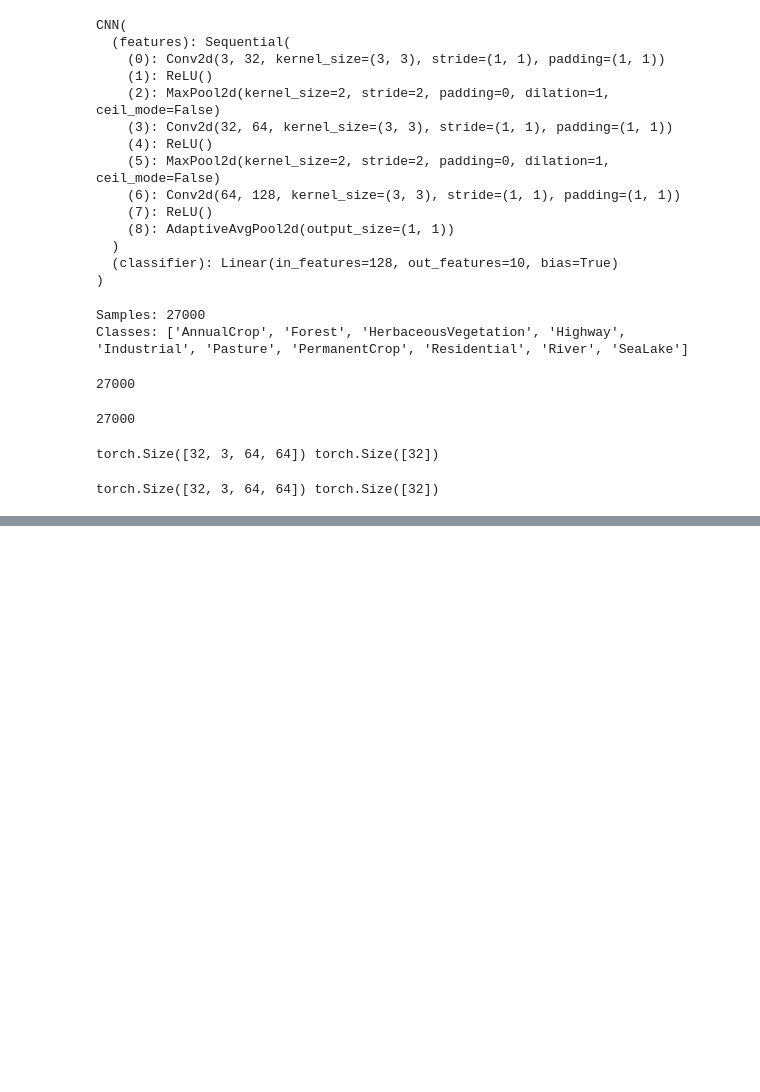
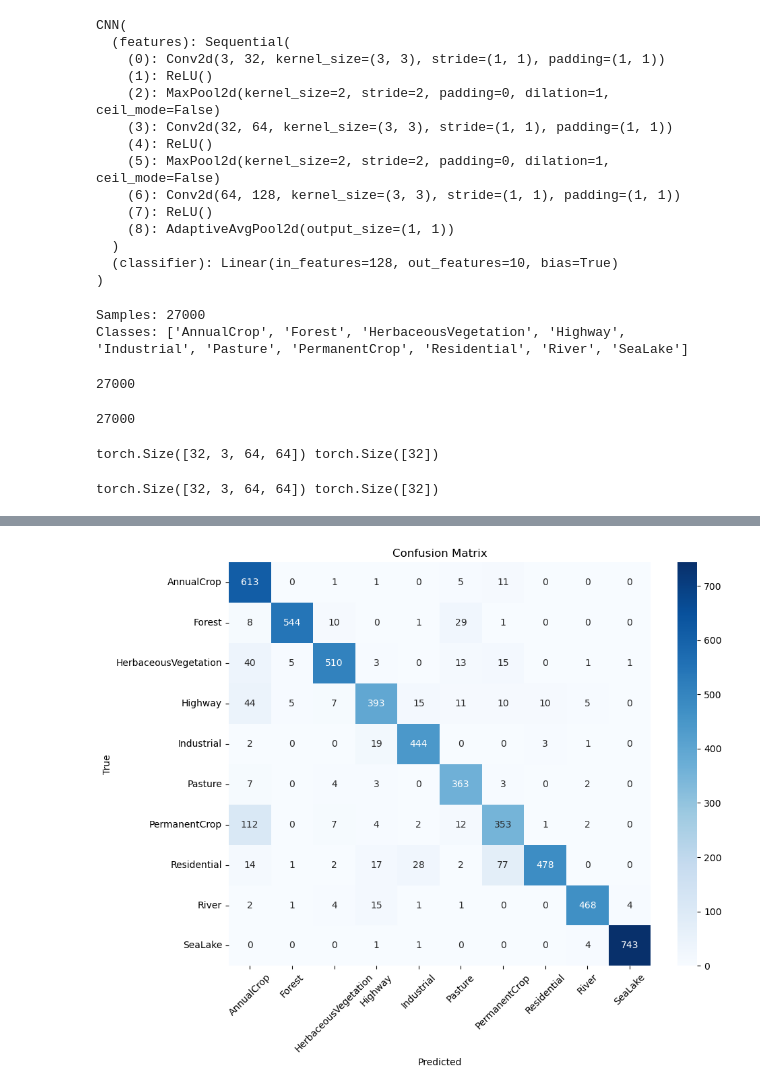
Before and after one commit to Monica0806/ML-models-for-Earth-observation, a Jupyter notebook: ML models for earth observation.ipynb, the cells around one changed output, grey strips where cells are left out. Saved outputs shown, nothing was run; the diff lists cells and outputs as text; code cells hidden in the pictures; blank space fills up the shorter version.

```diff
--- a/ML models for earth observation.ipynb
+++ b/ML models for earth observation.ipynb
@@ -888,0 +1205,20 @@ Sentinel-2 Accuracy: 12.777777777777779
+# %%
+from sklearn.metrics import classification_report
+
+all_preds = []
+all_labels = []
+
+resnet_model.eval()
+
+with torch.no_grad():
+    for images, labels in test_loader:
+        images = images.to(device)
+        labels = labels.to(device)
+
+        outputs = resnet_model(images)
+        _, preds = torch.max(outputs, 1)
+
+        all_preds.extend(preds.cpu().numpy())
+        all_labels.extend(labels.cpu().numpy())
+
+print(classification_report(all_labels, all_preds, target_names=dataset.classes))
@@ -888,0 +1242,26 @@ Sentinel-2 Accuracy: 12.777777777777779
+# %%
+from sklearn.metrics import confusion_matrix
+import matplotlib.pyplot as plt
+import seaborn as sns
+
+cm = confusion_matrix(all_labels, all_preds)
+
+plt.figure(figsize=(10, 8))
+sns.heatmap(
+    cm,
+    annot=True,
+    fmt="d",
+    cmap="Blues",
+    xticklabels=dataset.classes,
+    yticklabels=dataset.classes
+)
+
+plt.xlabel("Predicted")
+plt.ylabel("True")
+plt.title("Confusion Matrix")
+plt.xticks(rotation=45)
+plt.yticks(rotation=0)
+plt.tight_layout()
+plt.show()
+# %% [output]
+[figure, added]
```
Also changed, not shown: parts of 64 cells of this notebook.
